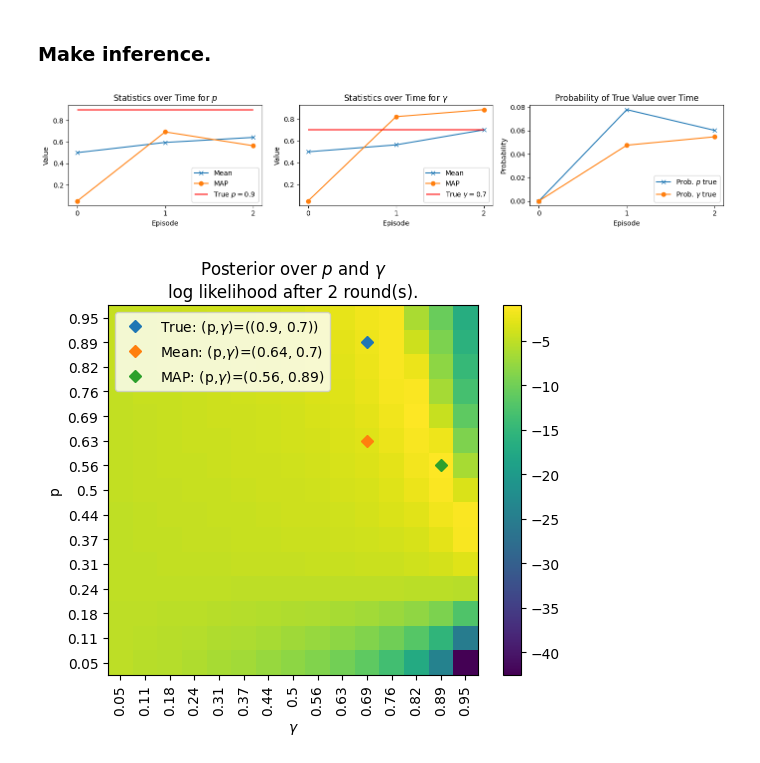
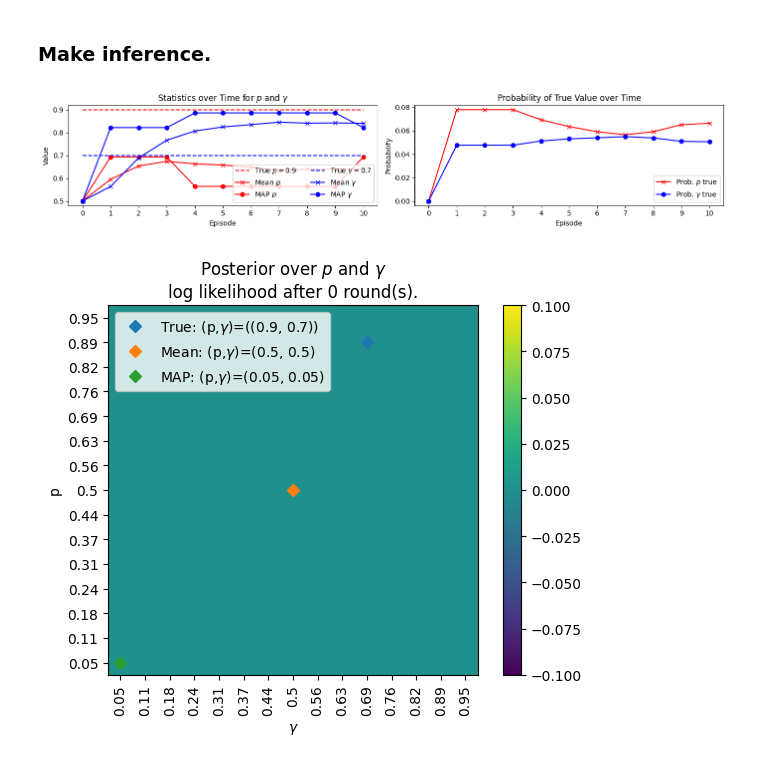
Before and after one commit to ankile/irl-environment-design, a Jupyter notebook: notebooks/02_pn_multi_round_ED.ipynb, the cells around one changed output. Cells and saved outputs as stored; diff of their text form; code cells hidden in the pictures.

Commit message:
finished small BM experiment

```diff
--- a/notebooks/02_pn_multi_round_ED.ipynb
+++ b/notebooks/02_pn_multi_round_ED.ipynb
@@ -85,7 +101,7 @@ Finished episode 1.
 # %%
 import pickle
 
-experiment_name = os.path.join("checkpoints", "bigsmall", "22.02.2024", "15:40:28")
+experiment_name = os.path.join("checkpoints", "big_small", "22.02.2024", "17:06:27")
 
 def load_file(file_name):
     with open(file_name, 'rb') as file:
@@ -109,11 +133,11 @@ Calculate posterior for episode 2.
 # %% [markdown]
 ### Make inference.
 # %%
-pos_inference.plot_statistics_over_time(episode=2, true_params=true_params)
+pos_inference.plot_statistics_over_time(episode=10, true_params=true_params)
 # %% [output]
-[figure, old version]
+[figure, new version]
 # %%
-pos_inference.plot_posterior(episode=2,
+pos_inference.plot_posterior(episode=0,
                    param_values=true_params, show_true_prob=False)
 # %% [output]
-[figure, old version]
+[figure, new version]
```
Also changed, not shown: parts of 5 cells of this notebook, 7 other files.
